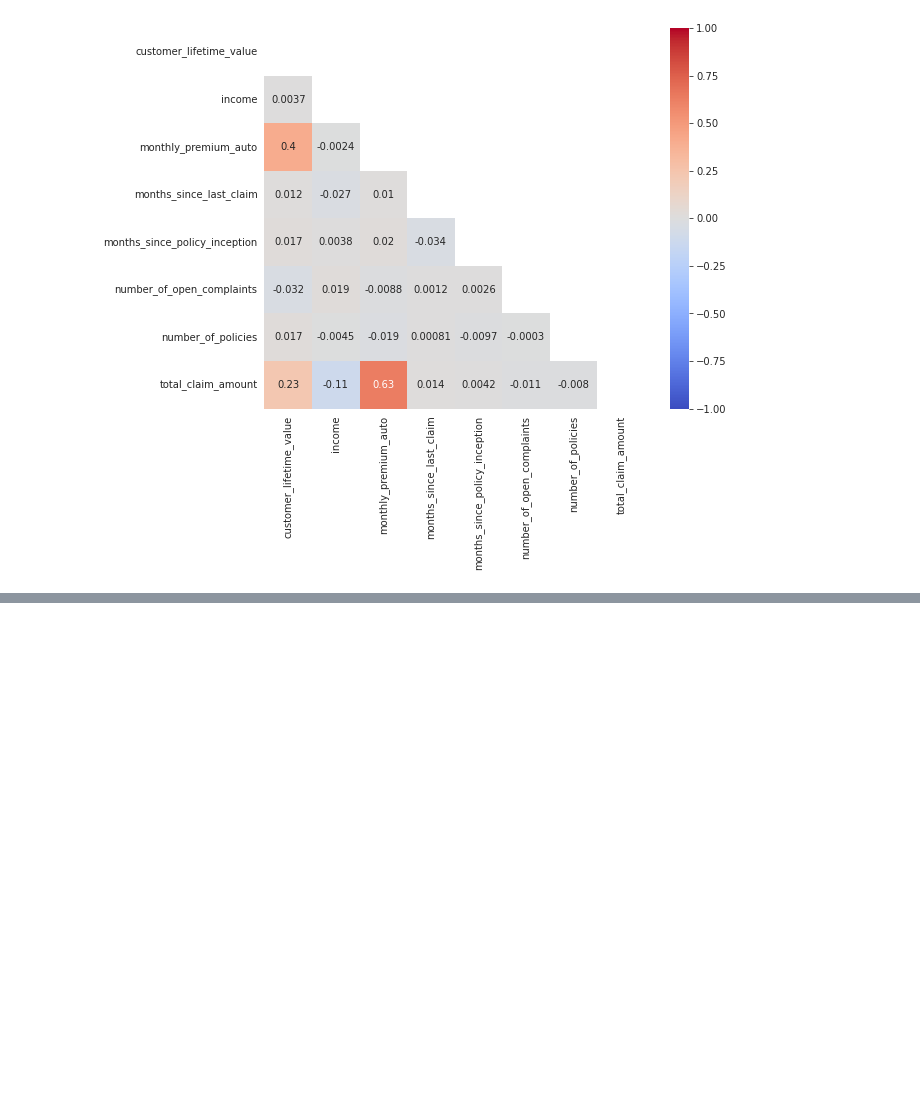
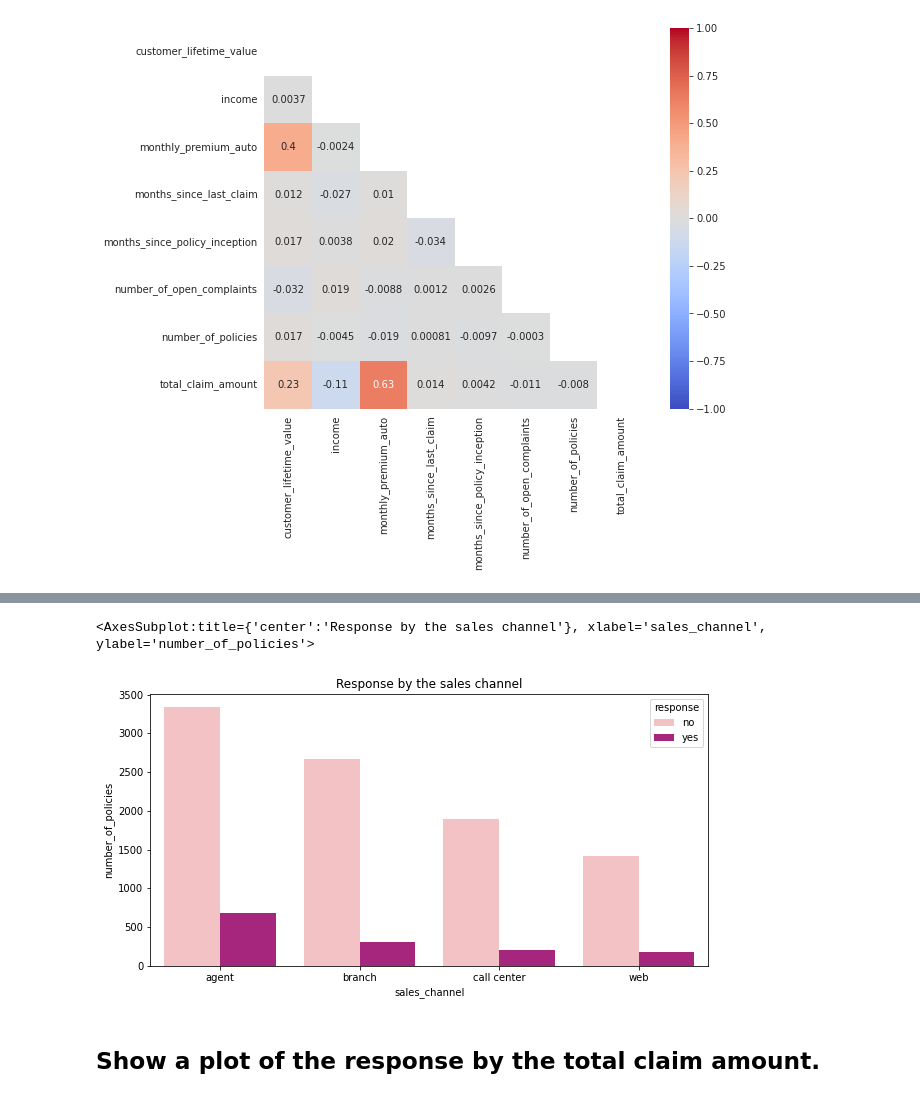
Before and after one commit to Iryna-Nesterenko/EDA_project, a Jupyter notebook: EDA.ipynb, the cells around one changed output, grey strips where cells are left out. Cells and saved outputs as stored; diff of their text form; code cells hidden in the pictures; blank space fills up the shorter version.

```diff
--- a/EDA.ipynb
+++ b/EDA.ipynb
@@ -148,0 +178,2 @@ with sns.axes_style("white"):
+# %%
+saled_channel = df.groupby(['sales_channel','response'])['sales_channel'].count().rename("count").reset_index()
@@ -148,0 +192,18 @@ with sns.axes_style("white"):
+# %%
+# Start with the usual matplotlib subplots() function
+fig, ax = plt.subplots(figsize=(10, 5))
+
+# set the title using: set_title()
+ax.set_title("Response by the sales channel")
+
+# choose color palette
+sns.set_palette('RdPu')
+
+# uses seaborn barplot(x, y, hue = , palette = ) function
+palette_policies = {"yes": "C4", "no": "C1"}
+sns.barplot(x = saled_channel['sales_channel'], y = saled_channel['number_of_policies'], hue = saled_channel['response'], palette= palette_policies)
+# %% [output]
+<AxesSubplot:title={'center':'Response by the sales channel'}, xlabel='sales_channel', ylabel='number_of_policies'>
+[figure, added]
+# %% [markdown]
+## Show a plot of the response by the total claim amount.
```
Also changed, not shown: parts of 28 cells of this notebook.
